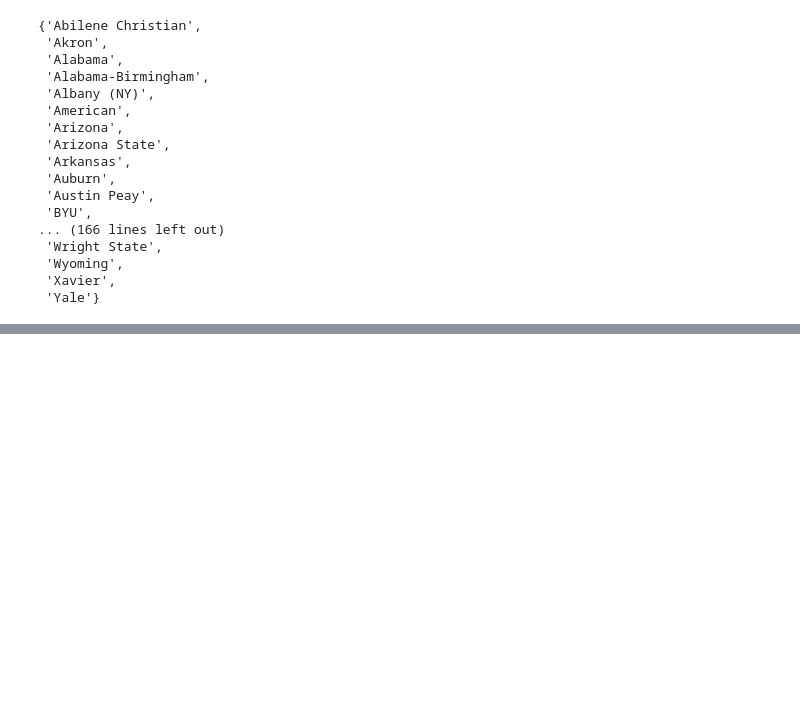
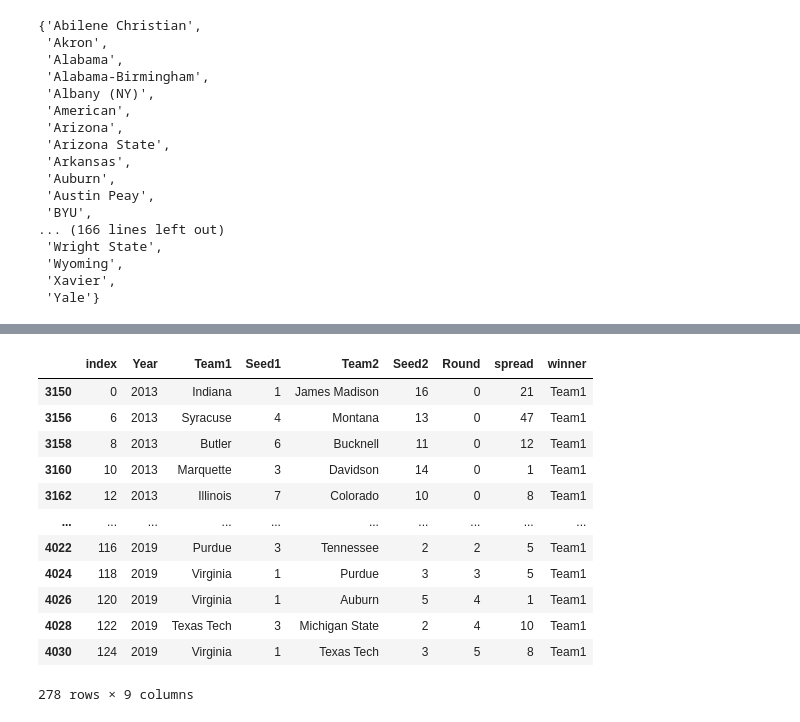
Before and after one commit to jacob-vogel/MLApplication, a Jupyter notebook: tournamentGameByGameCleaning.ipynb, the cells around one changed output, grey strips where cells are left out. Drawn from its saved outputs; the diff is of its cells as text; code cells hidden in the pictures; blank space fills up the shorter version.

Commit message:
tournament game by game data cleaned. most game stats removed just team name year seed for each team and round spread and winner.

```diff
--- a/tournamentGameByGameCleaning.ipynb
+++ b/tournamentGameByGameCleaning.ipynb
@@ -92,0 +83,16 @@ array(['James Madison', 'Temple', 'California', 'Montana', 'Bucknell',
+# %%
+tournamentGameByGame[((tournamentGameByGame['spread'] >= 0) & (tournamentGameByGame['winner'] == 'Team1'))]
+# %% [output]
+|  | index | Year | Team1 | Seed1 | Team2 | Seed2 | Round | spread | winner |
+| 3150 | 0 | 2013 | Indiana | 1 | James Madison | 16 | 0 | 21 | Team1 |
+| 3156 | 6 | 2013 | Syracuse | 4 | Montana | 13 | 0 | 47 | Team1 |
+| 3158 | 8 | 2013 | Butler | 6 | Bucknell | 11 | 0 | 12 | Team1 |
+| 3160 | 10 | 2013 | Marquette | 3 | Davidson | 14 | 0 | 1 | Team1 |
+| 3162 | 12 | 2013 | Illinois | 7 | Colorado | 10 | 0 | 8 | Team1 |
+| ... | ... | ... | ... | ... | ... | ... | ... | ... | ... |
+| 4022 | 116 | 2019 | Purdue | 3 | Tennessee | 2 | 2 | 5 | Team1 |
+| 4024 | 118 | 2019 | Virginia | 1 | Purdue | 3 | 3 | 5 | Team1 |
+| 4026 | 120 | 2019 | Virginia | 1 | Auburn | 5 | 4 | 1 | Team1 |
+| 4028 | 122 | 2019 | Texas Tech | 3 | Michigan State | 2 | 4 | 10 | Team1 |
+| 4030 | 124 | 2019 | Virginia | 1 | Texas Tech | 3 | 5 | 8 | Team1 |
+278 rows × 9 columns
```
Also changed, not shown: parts of 2 cells of this notebook.
